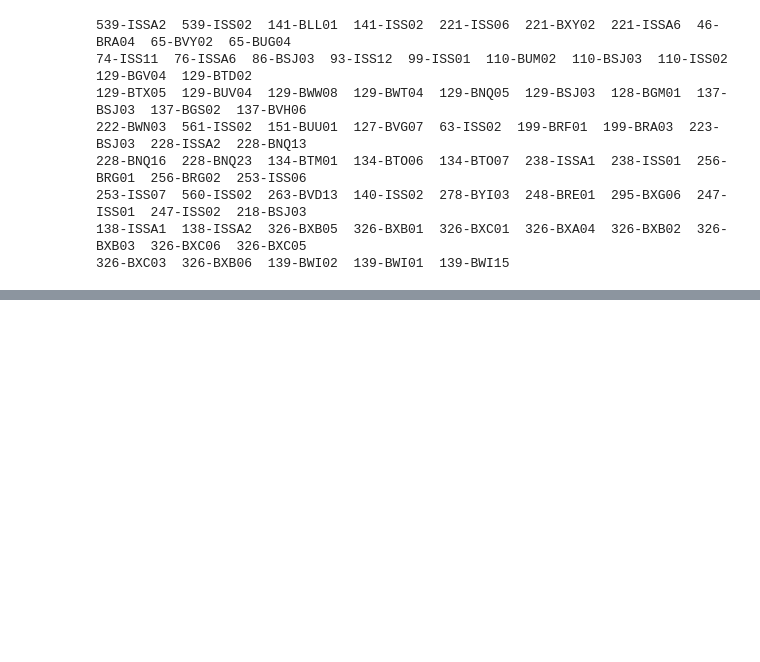
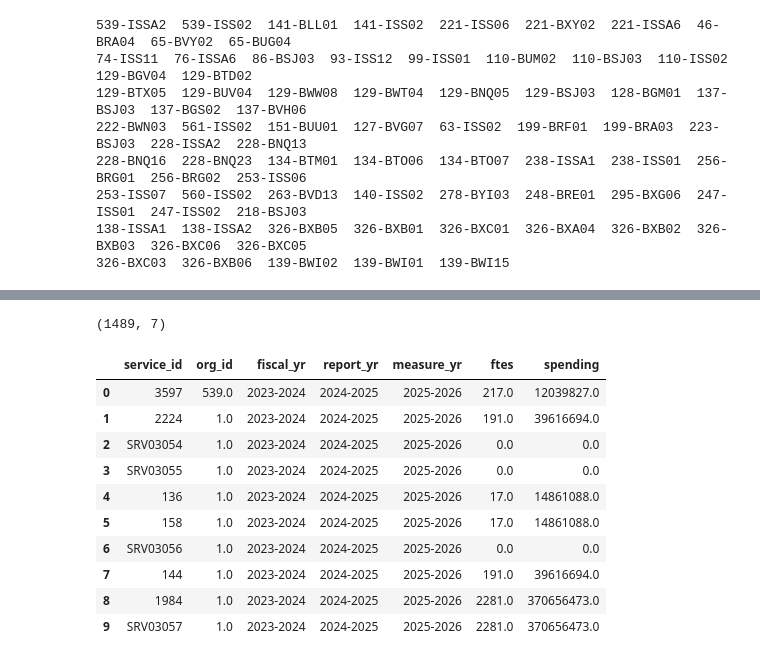
Before and after one commit to chhivc/service-data, a Jupyter notebook: notebooks/svc-spending/service-spending.ipynb, the cells around one changed output, grey strips where cells are left out. Saved outputs shown, nothing was run; the diff lists cells and outputs as text; code cells hidden in the pictures; blank space fills up the shorter version.

```diff
--- a/notebooks/svc-spending/service-spending.ipynb
+++ b/notebooks/svc-spending/service-spending.ipynb
@@ -176,0 +261,6 @@ si_prog[si_prog["prog_dept"].isin(diff_code)].to_csv("incorrect_program_code.csv
+# %%
+# githiub file
+sigit = pd.read_csv("/workspaces/service-data/notebooks/svc-spending/service_fte_spending.csv", sep=";")
+# %%
+sigit_sp25 = sigit.query("planned_actual == 'planned' and measure_yr == '2025-2026'")
+sigit_sp25.shape
@@ -176,0 +277,28 @@ si_prog[si_prog["prog_dept"].isin(diff_code)].to_csv("incorrect_program_code.csv
+# %%
+git_agg_dict = {
+    "fiscal_yr":"first",
+    "report_yr":"first",
+    "measure_yr":"first",
+    "ftes":"sum",
+    "spending":"sum",
+}
+# %%
+sigit_sp25_agg = sigit_sp25.groupby(by=["service_id", "org_id"], as_index=False, sort=False).aggregate(git_agg_dict)
+# %%
+sigit_sp25_agg.shape
+# %% [output]
+(1489, 7)
+# %%
+sigit_sp25_agg[:10]
+# %% [output]
+|  | service_id | org_id | fiscal_yr | report_yr | measure_yr | ftes | spending |
+| 0 | 3597 | 539.0 | 2023-2024 | 2024-2025 | 2025-2026 | 217.0 | 12039827.0 |
+| 1 | 2224 | 1.0 | 2023-2024 | 2024-2025 | 2025-2026 | 191.0 | 39616694.0 |
+| 2 | SRV03054 | 1.0 | 2023-2024 | 2024-2025 | 2025-2026 | 0.0 | 0.0 |
+| 3 | SRV03055 | 1.0 | 2023-2024 | 2024-2025 | 2025-2026 | 0.0 | 0.0 |
+| 4 | 136 | 1.0 | 2023-2024 | 2024-2025 | 2025-2026 | 17.0 | 14861088.0 |
+| 5 | 158 | 1.0 | 2023-2024 | 2024-2025 | 2025-2026 | 17.0 | 14861088.0 |
+| 6 | SRV03056 | 1.0 | 2023-2024 | 2024-2025 | 2025-2026 | 0.0 | 0.0 |
+| 7 | 144 | 1.0 | 2023-2024 | 2024-2025 | 2025-2026 | 191.0 | 39616694.0 |
+| 8 | 1984 | 1.0 | 2023-2024 | 2024-2025 | 2025-2026 | 2281.0 | 370656473.0 |
+| 9 | SRV03057 | 1.0 | 2023-2024 | 2024-2025 | 2025-2026 | 2281.0 | 370656473.0 |
```
Also changed, not shown: parts of 50 cells of this notebook, 4 other files.
